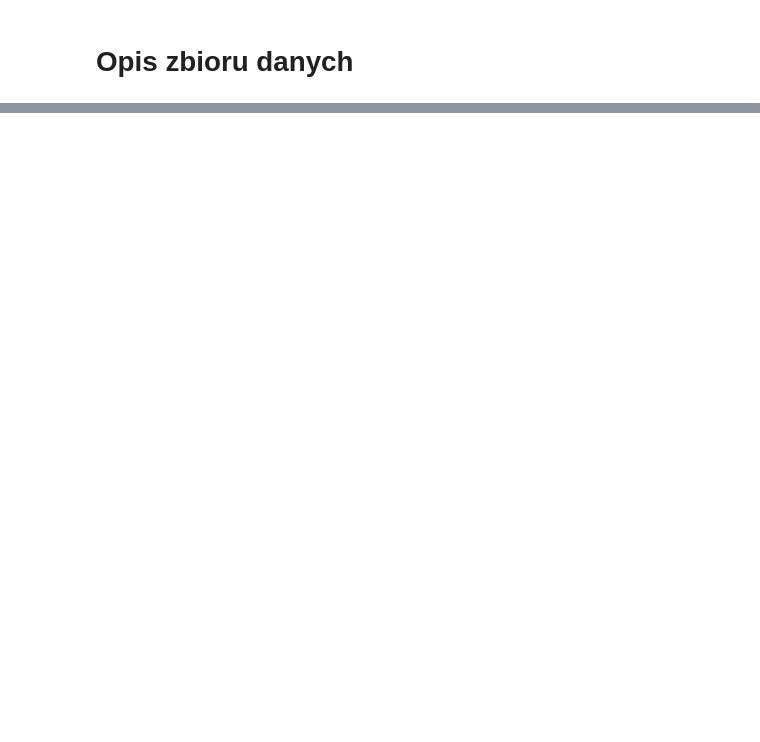
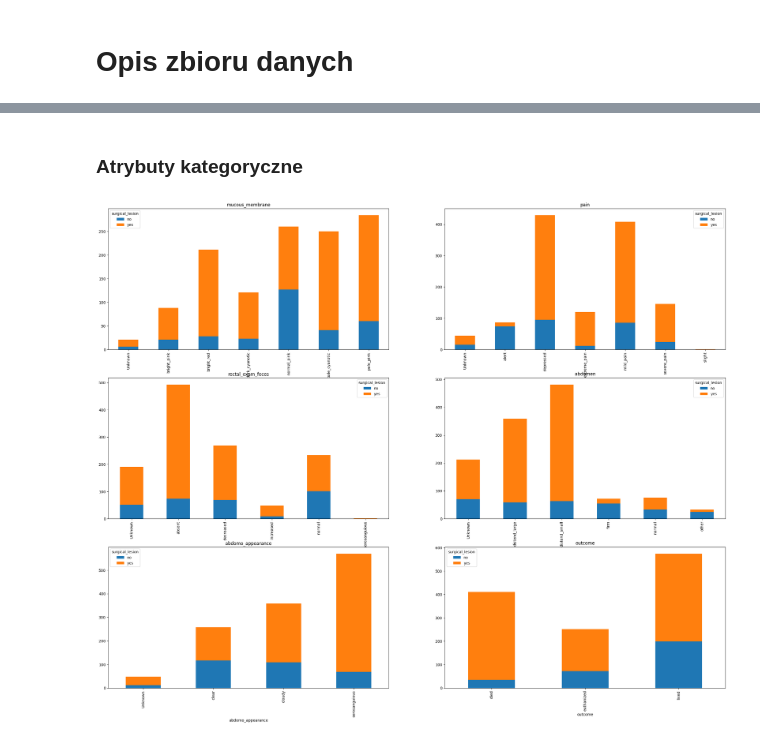
Before and after one commit to Priescik/Case-Study, a Jupyter notebook: case_study.ipynb, the cells around one changed output, grey strips where cells are left out. Cells and saved outputs as stored; diff of their text form; code cells hidden in the pictures; blank space fills up the shorter version.

```diff
--- a/case_study.ipynb
+++ b/case_study.ipynb
@@ -114,0 +703,14 @@ for name in df.columns:
+# %% [markdown]
+### Atrybuty kategoryczne
+# %%
+fig, axs = plt.subplots(ncols=2, nrows=5, figsize=(30, 40))
+axs = axs.reshape(-1)
+for i, name in enumerate(categorical):
+    # sns.countplot(x=name, ax=axs[i], data=df, hue='surgical_lesion')
+    counts = df.groupby([name, 'surgical_lesion']).size().unstack(fill_value=0)
+    counts.plot(kind='bar', stacked=True, ax=axs[i])
+    axs[i].set_title(name)
+for j in range(i + 1, len(axs)):
+    fig.delaxes(axs[j])
+# %% [output]
+[figure, added]
```
Also changed, not shown: parts of 36 cells of this notebook, 1 other file.
